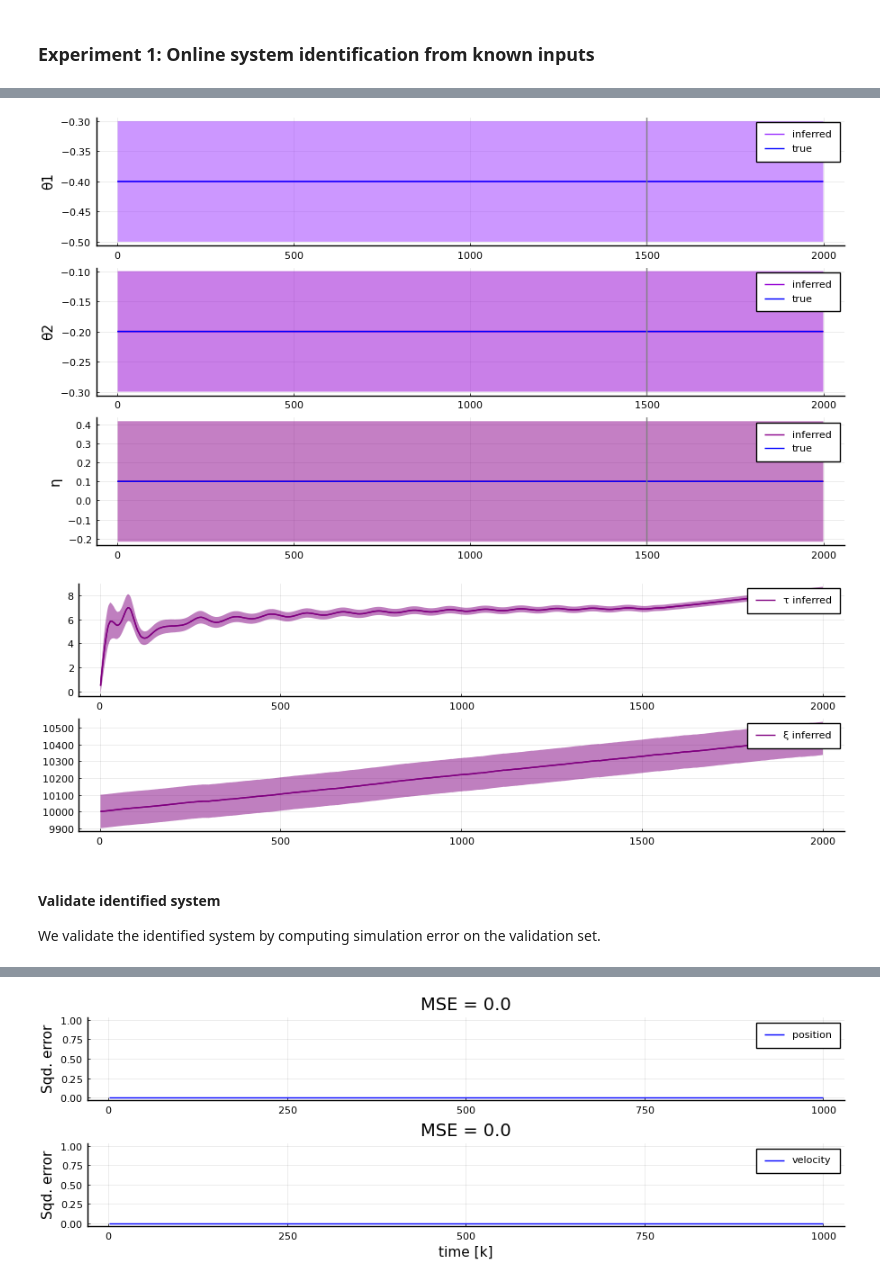
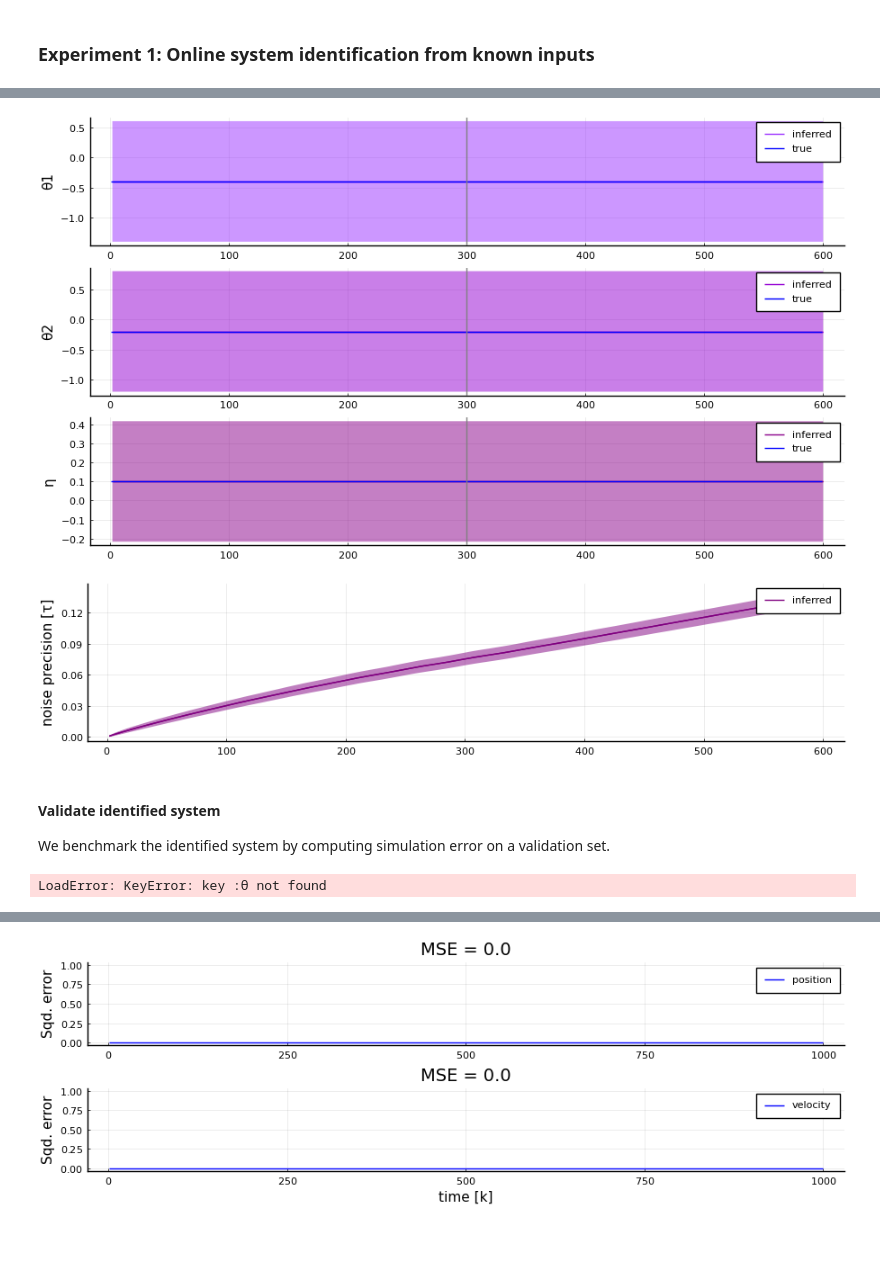
Before and after one commit to wmkouw/actinf-oscillator, a Jupyter notebook: demo_ActInf-GFX-oscillator.ipynb, the cells around one changed output, grey strips where cells are left out. Cells and saved outputs as stored; diff of their text form; code cells hidden in the pictures; blank space fills up the shorter version.

```diff
--- a/demo_ActInf-GFX-oscillator.ipynb
+++ b/demo_ActInf-GFX-oscillator.ipynb
@@ -263,11 +270,11 @@ eval(Meta.parse(algorithmSourceCode(algo)));
 ### Experiment 1: Online system identification from known inputs
 # %%
 # Time horizon
-T = 2000
-stop = T-500
+T = 600
+stop = T-300
 
 # Design input signal
-input = [cos.(Δt .*(1:stop)./π); zeros(length(stop+1:T),)];
+input = [cos.(Δt .*(1:stop).* 2/π); zeros(length(stop+1:T),)];
 # %%
 # Preallocation
 states = zeros(T,2)
@@ -391,25 +387,17 @@ vline!([stop], color="gray", label="")
 
 plot(p201,p202,p203, layout=(3,1), size=(900,500))
 # %% [output]
-[figure, old version]
+[figure, new version]
 # %%
 # Process noise precision
-p401 = plot(2:T, est_noises[1][2:T,1], color="purple", label="τ inferred")
-plot!(2:T, est_noises[1][2:T,1], ribbon=[sqrt.(est_noises[2][2:T,1]), sqrt.(est_noises[2][2:T,1])], color="purple", label="")
-# plot!(ξ_true[1]*ones(T-2,), label="ξ true", color="green")
-
-# Measurement noise precision
-p402 = plot(2:T, est_noises[1][2:T,2], color="purple", label="ξ inferred")
-plot!(2:T, est_noises[1][2:T,2], ribbon=[sqrt.(est_noises[2][2:T,2]), sqrt.(est_noises[2][2:T,2])], color="purple", label="")
-# plot!(ξ_true[1]*ones(T-2,), label="ξ true", color="green")
-
-plot(p401, p402, layout=(2,1), size=(900,300))
+p401 = plot(2:T, est_noises[1][2:T], color="purple", ylabel="noise precision [τ]", label="inferred", size=(900,200))
+plot!(2:T, est_noises[1][2:T], ribbon=[sqrt.(est_noises[2][2:T]), sqrt.(est_noises[2][2:T])], color="purple", label="")
 # %% [output]
-[figure, old version]
+[figure, new version]
 # %% [markdown]
 #### Validate identified system
 
-We validate the identified system by computing simulation error on the validation set.
+We benchmark the identified system by computing simulation error on a validation set.
 # %%
 # Time horizon
 T_val = 1000
@@ -426,7 +414,7 @@ preds = (zeros(T_val,2), zeros(T_val,2,2))
 
 # Initial states
 states_val[1,1] = 0.0
-states_val[1,2] = 0.0
+states_val[1,2] = 1.0
 
 # Initial predictions
 preds[1][1,:] = states_val[1,:]
@@ -446,4 +434,6 @@ EB = s*mn(marginals[:η])
     preds[2][k,:,:] = EA*preds[2][k-1,:,:]*EA' + inv(mn(marginals[:τ]))*noisecov(Δt, dims=2)
 
 end
+# %% [output]
+LoadError: KeyError: key :θ not found
 # %%
```
Also changed, not shown: parts of 31 cells of this notebook, 2 other files.
